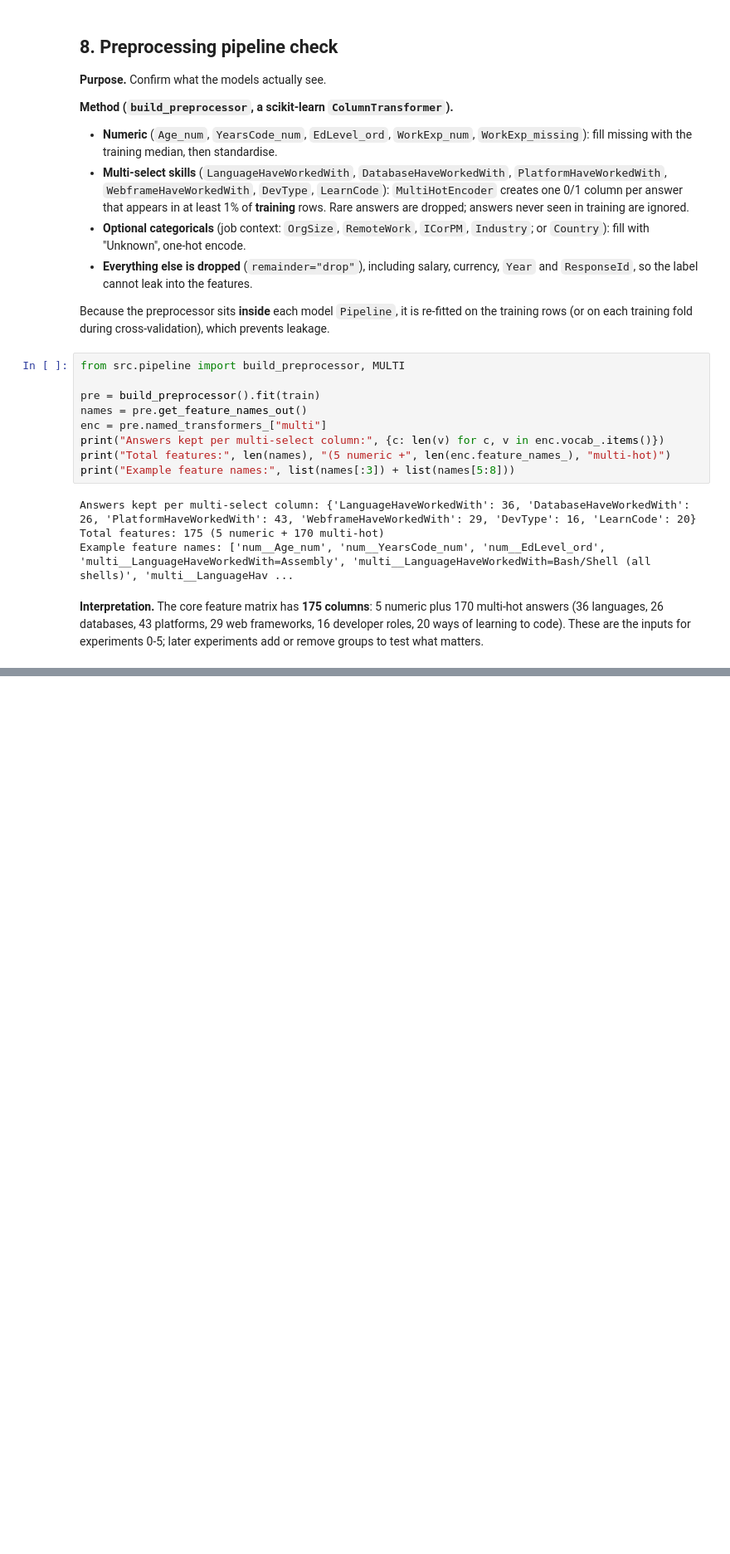
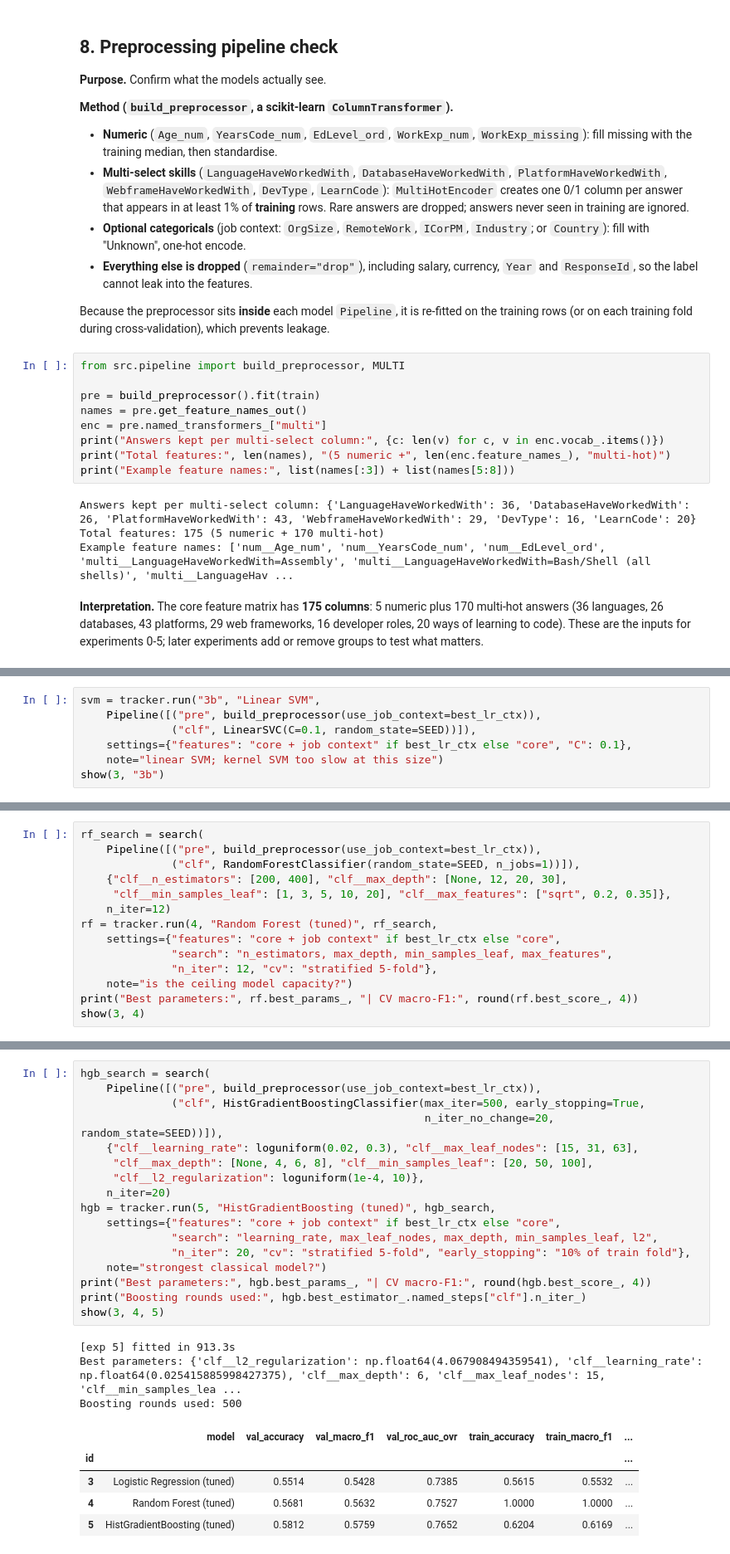
Before and after one commit to dusengepeggy/kodi-pay-summative, a Jupyter notebook: notebooks/01_main_analysis.ipynb, the cells around one changed output, grey strips where cells are left out. Shown at 83% size. Cells and saved outputs as stored; diff of their text form; blank space fills up the shorter version.

```diff
--- a/notebooks/01_main_analysis.ipynb
+++ b/notebooks/01_main_analysis.ipynb
@@ -342,0 +504,7 @@ Example feature names: ['num__Age_num', 'num__YearsCode_num', 'num__EdLevel_ord'
+# %%
+svm = tracker.run("3b", "Linear SVM",
+    Pipeline([("pre", build_preprocessor(use_job_context=best_lr_ctx)),
+              ("clf", LinearSVC(C=0.1, random_state=SEED))]),
+    settings={"features": "core + job context" if best_lr_ctx else "core", "C": 0.1},
+    note="linear SVM; kernel SVM too slow at this size")
+show(3, "3b")
@@ -342,0 +525,14 @@ Example feature names: ['num__Age_num', 'num__YearsCode_num', 'num__EdLevel_ord'
+# %%
+rf_search = search(
+    Pipeline([("pre", build_preprocessor(use_job_context=best_lr_ctx)),
+              ("clf", RandomForestClassifier(random_state=SEED, n_jobs=1))]),
+    {"clf__n_estimators": [200, 400], "clf__max_depth": [None, 12, 20, 30],
+     "clf__min_samples_leaf": [1, 3, 5, 10, 20], "clf__max_features": ["sqrt", 0.2, 0.35]},
+    n_iter=12)
+rf = tracker.run(4, "Random Forest (tuned)", rf_search,
+    settings={"features": "core + job context" if best_lr_ctx else "core",
+              "search": "n_estimators, max_depth, min_samples_leaf, max_features",
+              "n_iter": 12, "cv": "stratified 5-fold"},
+    note="is the ceiling model capacity?")
+print("Best parameters:", rf.best_params_, "| CV macro-F1:", round(rf.best_score_, 4))
+show(3, 4)
@@ -342,0 +554,26 @@ Example feature names: ['num__Age_num', 'num__YearsCode_num', 'num__EdLevel_ord'
+# %%
+hgb_search = search(
+    Pipeline([("pre", build_preprocessor(use_job_context=best_lr_ctx)),
+              ("clf", HistGradientBoostingClassifier(max_iter=500, early_stopping=True,
+                                                     n_iter_no_change=20, random_state=SEED))]),
+    {"clf__learning_rate": loguniform(0.02, 0.3), "clf__max_leaf_nodes": [15, 31, 63],
+     "clf__max_depth": [None, 4, 6, 8], "clf__min_samples_leaf": [20, 50, 100],
+     "clf__l2_regularization": loguniform(1e-4, 10)},
+    n_iter=20)
+hgb = tracker.run(5, "HistGradientBoosting (tuned)", hgb_search,
+    settings={"features": "core + job context" if best_lr_ctx else "core",
+              "search": "learning_rate, max_leaf_nodes, max_depth, min_samples_leaf, l2",
+              "n_iter": 20, "cv": "stratified 5-fold", "early_stopping": "10% of train fold"},
+    note="strongest classical model?")
+print("Best parameters:", hgb.best_params_, "| CV macro-F1:", round(hgb.best_score_, 4))
+print("Boosting rounds used:", hgb.best_estimator_.named_steps["clf"].n_iter_)
+show(3, 4, 5)
+# %% [output]
+[exp 5] fitted in 913.3s
+Best parameters: {'clf__l2_regularization': np.float64(4.067908494359541), 'clf__learning_rate': np.float64(0.025415885998427375), 'clf__max_depth': 6, 'clf__max_leaf_nodes': 15, 'clf__min_samples_lea ...
+Boosting rounds used: 500
+|  | model | val_accuracy | val_macro_f1 | val_roc_auc_ovr | train_accuracy | train_macro_f1 | ... |
+| id |  |  |  |  |  |  | ... |
+| 3 | Logistic Regression (tuned) | 0.5514 | 0.5428 | 0.7385 | 0.5615 | 0.5532 | ... |
+| 4 | Random Forest (tuned) | 0.5681 | 0.5632 | 0.7527 | 1.0000 | 1.0000 | ... |
+| 5 | HistGradientBoosting (tuned) | 0.5812 | 0.5759 | 0.7652 | 0.6204 | 0.6169 | ... |
```
Also changed, not shown: parts of 32 cells of this notebook, 17 other files.
